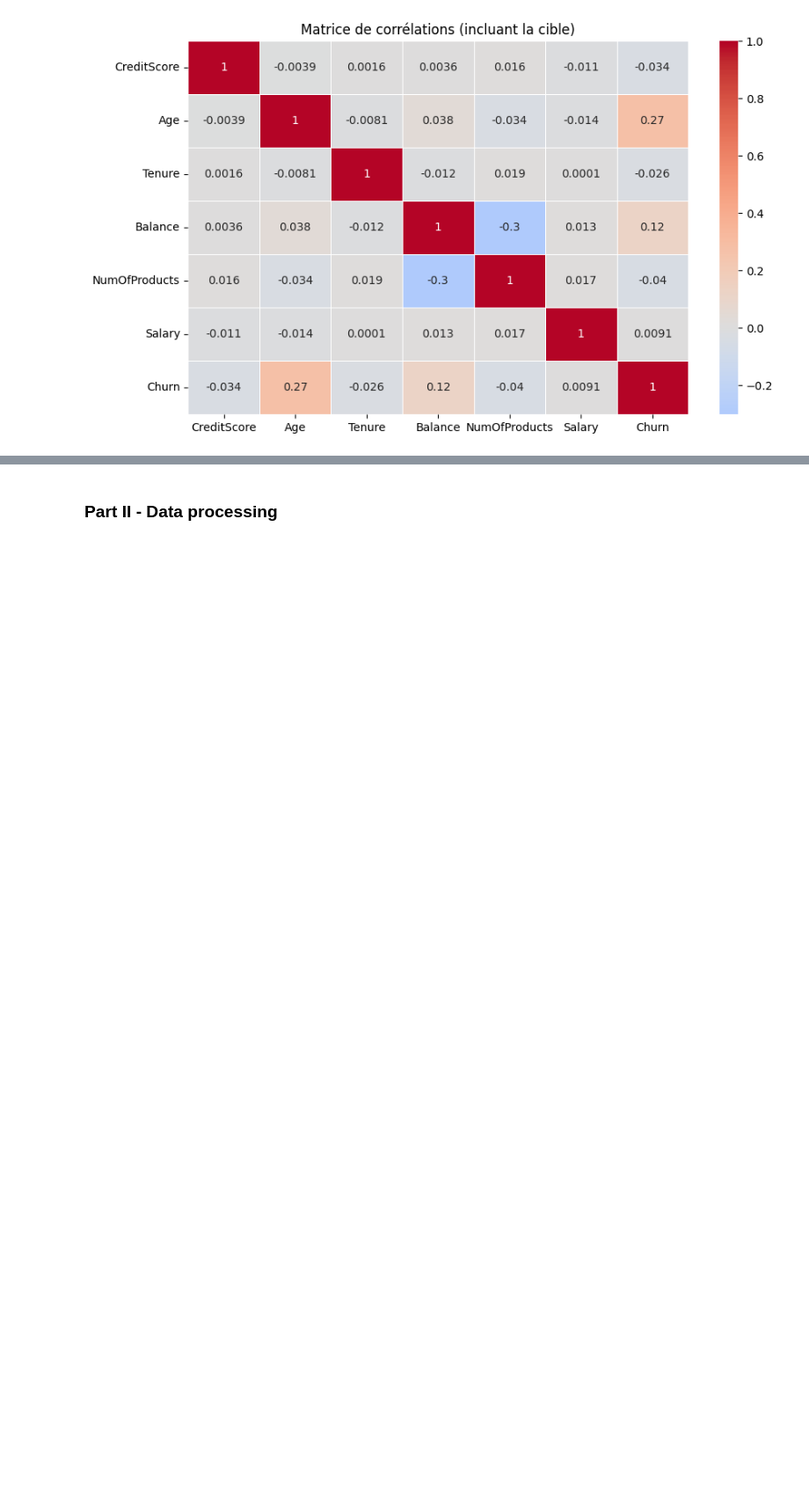
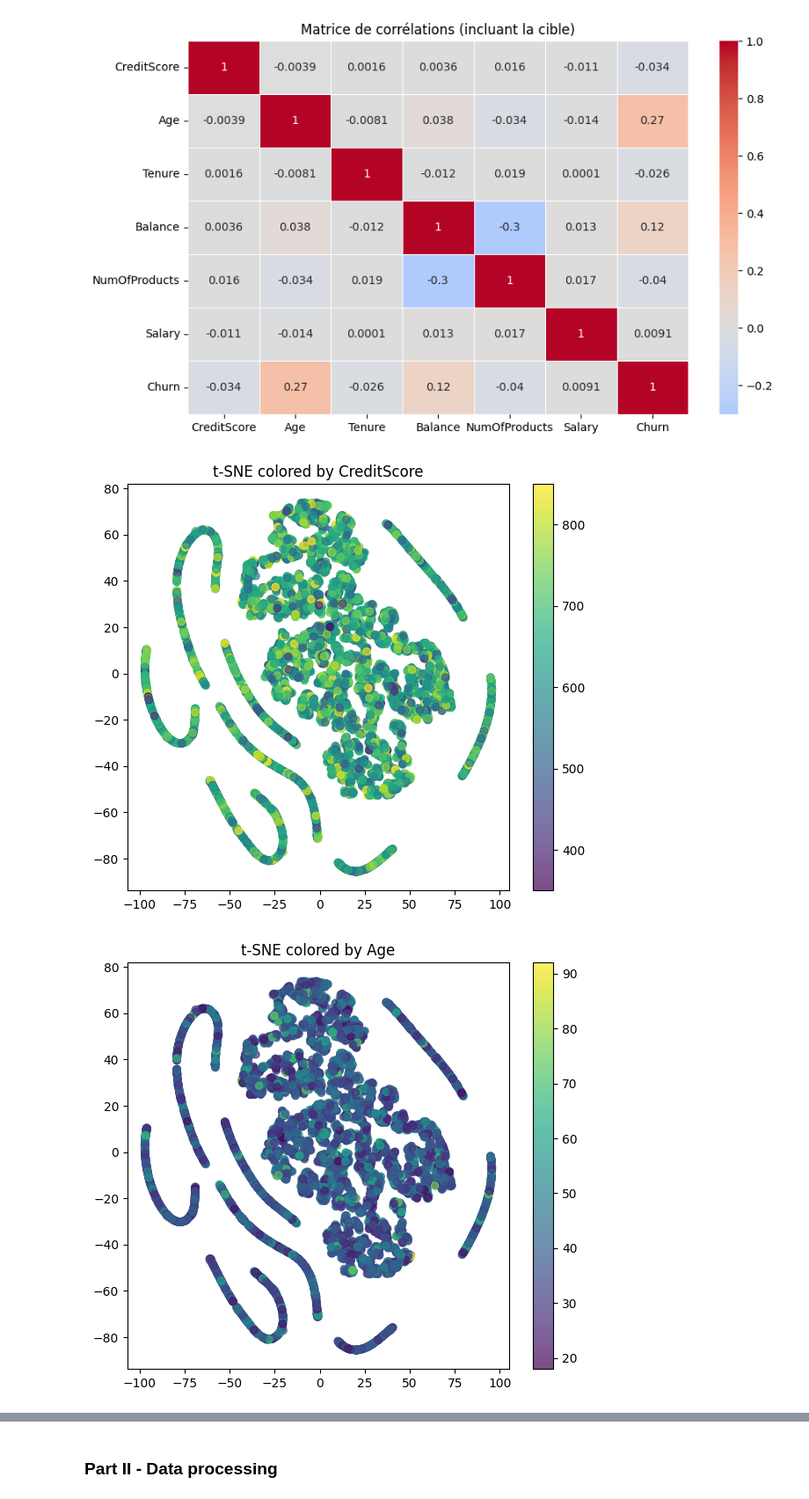
Before and after one commit to rousseam/MAL-churn-forecast, a Jupyter notebook: notebook.ipynb, the cells around one changed output, grey strips where cells are left out. Shown at 88% size. Saved outputs shown, nothing was run; the diff lists cells and outputs as text; code cells hidden in the pictures; blank space fills up the shorter version.

```diff
--- a/notebook.ipynb
+++ b/notebook.ipynb
@@ -197,3 +199,30 @@ plt.show()
 [figure]
 === Heatmap de corrélation avec la cible ===
 [figure]
+# %%
+df = X.copy()
+
+encoder = OneHotEncoder(sparse_output=False)
+X_cat = encoder.fit_transform(df[cat_cols])
+X_num = df[num_cols].values
+X_encoded = np.hstack((X_num, X_cat))
+
+tsne = TSNE(
+    n_components=2,
+    perplexity=30,
+    learning_rate="auto",
+    init="random",
+    random_state=0
+)
+
+X_tsne = tsne.fit_transform(X_encoded)
+# %%
+for col in num_cols:
+    plt.figure(figsize=(7,6))
+    plt.title(f"t-SNE colored by {col}")
+    plt.scatter(X_tsne[:,0], X_tsne[:,1], c=df[col], cmap="viridis", alpha=0.7)
+    plt.colorbar()
+    plt.show()
+# %% [output]
+[figure, added]
+[figure, added]
```
Also changed, not shown: parts of 15 cells of this notebook, 2 other files.
